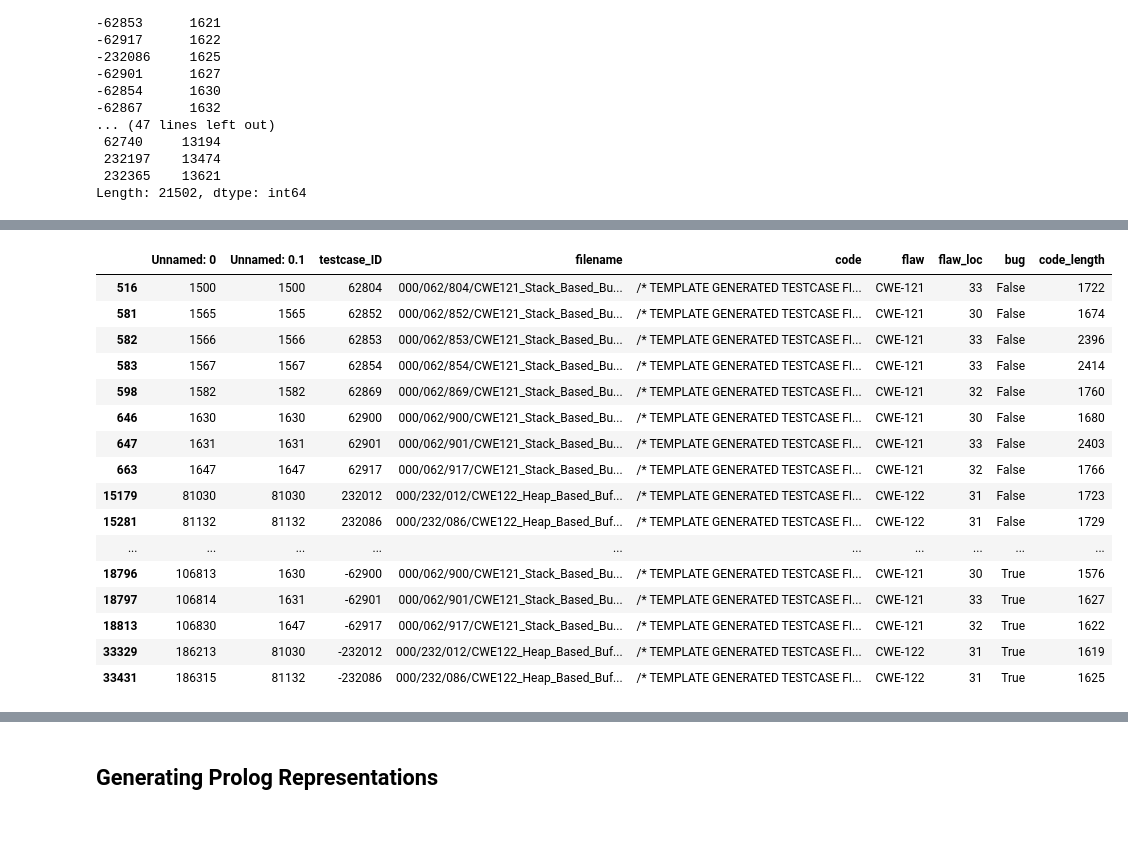
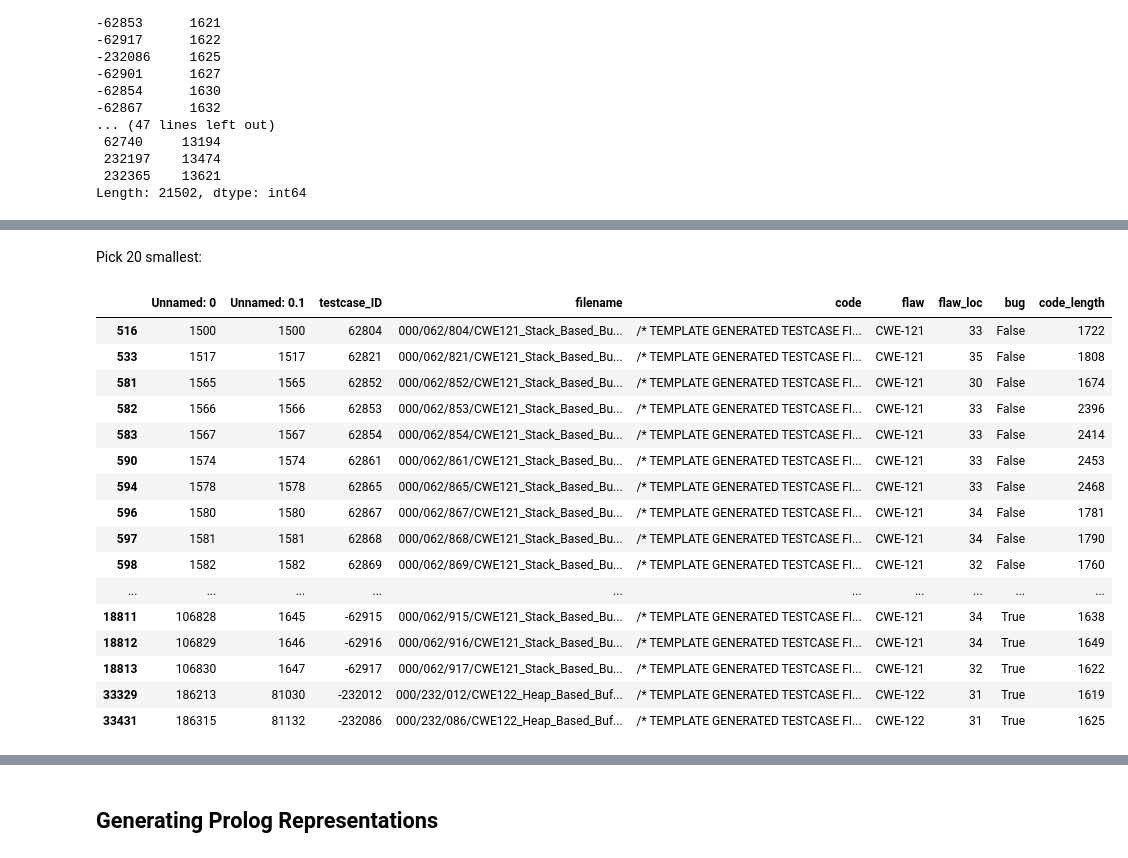
Before and after one commit to dj311/uob-summer-project, a Jupyter notebook: code/generate_minimal_ilp_dataset.ipynb, the cells around one changed output, grey strips where cells are left out. Drawn from its saved outputs; the diff is of its cells as text; code cells hidden in the pictures; blank space fills up the shorter version.

Commit message:
ilp: increase data set size to 20 good 20 bad #31

```diff
--- a/code/generate_minimal_ilp_dataset.ipynb
+++ b/code/generate_minimal_ilp_dataset.ipynb
@@ -91,42 +59,64 @@ small_testcase_ids = [
+# %% [markdown]
+Pick 20 smallest:
 # %%
-ilp_dataset = buffer_overflow_juliet[
+ilp_data= buffer_overflow_juliet[
     (buffer_overflow_juliet['testcase_ID'] == 62852) |
     (buffer_overflow_juliet['testcase_ID'] == 62900) |
     (buffer_overflow_juliet['testcase_ID'] == 62869) |
     (buffer_overflow_juliet['testcase_ID'] == 62804) |
     (buffer_overflow_juliet['testcase_ID'] == 232012) |
+    (buffer_overflow_juliet['testcase_ID'] == 62853) |
+    (buffer_overflow_juliet['testcase_ID'] == 62917) |
+    (buffer_overflow_juliet['testcase_ID'] == 232086) |
+    (buffer_overflow_juliet['testcase_ID'] == 62901) |
+    (buffer_overflow_juliet['testcase_ID'] == 62854) |
+    (buffer_overflow_juliet['testcase_ID'] == 62867) |
+    (buffer_overflow_juliet['testcase_ID'] == 62902) |
+    (buffer_overflow_juliet['testcase_ID'] == 62915) |
+    (buffer_overflow_juliet['testcase_ID'] == 62868) |
+    (buffer_overflow_juliet['testcase_ID'] == 62861) |
+    (buffer_overflow_juliet['testcase_ID'] == 62916) |
+    (buffer_overflow_juliet['testcase_ID'] == 62909) |
+    (buffer_overflow_juliet['testcase_ID'] == 62865) |
+    (buffer_overflow_juliet['testcase_ID'] == 62913) |
+    (buffer_overflow_juliet['testcase_ID'] == 62821) |
     (buffer_overflow_juliet['testcase_ID'] == -62852) |
     (buffer_overflow_juliet['testcase_ID'] == -62900) |
     (buffer_overflow_juliet['testcase_ID'] == -62869) |
     (buffer_overflow_juliet['testcase_ID'] == -62804) |
     (buffer_overflow_juliet['testcase_ID'] == -232012) |
-   (buffer_overflow_juliet['testcase_ID'] == 62853) |
-   (buffer_overflow_juliet['testcase_ID'] == 62917) |
-   (buffer_overflow_juliet['testcase_ID'] == 232086) |
-   (buffer_overflow_juliet['testcase_ID'] == 62901) |
-   (buffer_overflow_juliet['testcase_ID'] == 62854) |
-   (buffer_overflow_juliet['testcase_ID'] == -62853) |
-   (buffer_overflow_juliet['testcase_ID'] == -62917) |
-   (buffer_overflow_juliet['testcase_ID'] == -232086) |
-   (buffer_overflow_juliet['testcase_ID'] == -62901) |
-   (buffer_overflow_juliet['testcase_ID'] == -62854)
+    (buffer_overflow_juliet['testcase_ID'] == -62853) |
+    (buffer_overflow_juliet['testcase_ID'] == -62917) |
+    (buffer_overflow_juliet['testcase_ID'] == -232086) |
+    (buffer_overflow_juliet['testcase_ID'] == -62901) |
+    (buffer_overflow_juliet['testcase_ID'] == -62854) |
+    (buffer_overflow_juliet['testcase_ID'] == -62867) |
+    (buffer_overflow_juliet['testcase_ID'] == -62902) |
+    (buffer_overflow_juliet['testcase_ID'] == -62915) |
+    (buffer_overflow_juliet['testcase_ID'] == -62868) |
+    (buffer_overflow_juliet['testcase_ID'] == -62861) |
+    (buffer_overflow_juliet['testcase_ID'] == -62916) |
+    (buffer_overflow_juliet['testcase_ID'] == -62909) |
+    (buffer_overflow_juliet['testcase_ID'] == -62865) |
+    (buffer_overflow_juliet['testcase_ID'] == -62913) |
+    (buffer_overflow_juliet['testcase_ID'] == -62821)
 ]
-ilp_dataset
+ilp_data
 # %% [output]
 |  | Unnamed: 0 | Unnamed: 0.1 | testcase_ID | filename | code | flaw | flaw_loc | bug | code_length |
 | 516 | 1500 | 1500 | 62804 | 000/062/804/CWE121_Stack_Based_Bu... | /* TEMPLATE GENERATED TESTCASE FI... | CWE-121 | 33 | False | 1722 |
+| 533 | 1517 | 1517 | 62821 | 000/062/821/CWE121_Stack_Based_Bu... | /* TEMPLATE GENERATED TESTCASE FI... | CWE-121 | 35 | False | 1808 |
 | 581 | 1565 | 1565 | 62852 | 000/062/852/CWE121_Stack_Based_Bu... | /* TEMPLATE GENERATED TESTCASE FI... | CWE-121 | 30 | False | 1674 |
 | 582 | 1566 | 1566 | 62853 | 000/062/853/CWE121_Stack_Based_Bu... | /* TEMPLATE GENERATED TESTCASE FI... | CWE-121 | 33 | False | 2396 |
 | 583 | 1567 | 1567 | 62854 | 000/062/854/CWE121_Stack_Based_Bu... | /* TEMPLATE GENERATED TESTCASE FI... | CWE-121 | 33 | False | 2414 |
+| 590 | 1574 | 1574 | 62861 | 000/062/861/CWE121_Stack_Based_Bu... | /* TEMPLATE GENERATED TESTCASE FI... | CWE-121 | 33 | False | 2453 |
+| 594 | 1578 | 1578 | 62865 | 000/062/865/CWE121_Stack_Based_Bu... | /* TEMPLATE GENERATED TESTCASE FI... | CWE-121 | 33 | False | 2468 |
+| 596 | 1580 | 1580 | 62867 | 000/062/867/CWE121_Stack_Based_Bu... | /* TEMPLATE GENERATED TESTCASE FI... | CWE-121 | 34 | False | 1781 |
+| 597 | 1581 | 1581 | 62868 | 000/062/868/CWE121_Stack_Based_Bu... | /* TEMPLATE GENERATED TESTCASE FI... | CWE-121 | 34 | False | 1790 |
 | 598 | 1582 | 1582 | 62869 | 000/062/869/CWE121_Stack_Based_Bu... | /* TEMPLATE GENERATED TESTCASE FI... | CWE-121 | 32 | False | 1760 |
-| 646 | 1630 | 1630 | 62900 | 000/062/900/CWE121_Stack_Based_Bu... | /* TEMPLATE GENERATED TESTCASE FI... | CWE-121 | 30 | False | 1680 |
-| 647 | 1631 | 1631 | 62901 | 000/062/901/CWE121_Stack_Based_Bu... | /* TEMPLATE GENERATED TESTCASE FI... | CWE-121 | 33 | False | 2403 |
-| 663 | 1647 | 1647 | 62917 | 000/062/917/CWE121_Stack_Based_Bu... | /* TEMPLATE GENERATED TESTCASE FI... | CWE-121 | 32 | False | 1766 |
-| 15179 | 81030 | 81030 | 232012 | 000/232/012/CWE122_Heap_Based_Buf... | /* TEMPLATE GENERATED TESTCASE FI... | CWE-122 | 31 | False | 1723 |
-| 15281 | 81132 | 81132 | 232086 | 000/232/086/CWE122_Heap_Based_Buf... | /* TEMPLATE GENERATED TESTCASE FI... | CWE-122 | 31 | False | 1729 |
 | ... | ... | ... | ... | ... | ... | ... | ... | ... | ... |
-| 18796 | 106813 | 1630 | -62900 | 000/062/900/CWE121_Stack_Based_Bu... | /* TEMPLATE GENERATED TESTCASE FI... | CWE-121 | 30 | True | 1576 |
-| 18797 | 106814 | 1631 | -62901 | 000/062/901/CWE121_Stack_Based_Bu... | /* TEMPLATE GENERATED TESTCASE FI... | CWE-121 | 33 | True | 1627 |
+| 18811 | 106828 | 1645 | -62915 | 000/062/915/CWE121_Stack_Based_Bu... | /* TEMPLATE GENERATED TESTCASE FI... | CWE-121 | 34 | True | 1638 |
+| 18812 | 106829 | 1646 | -62916 | 000/062/916/CWE121_Stack_Based_Bu... | /* TEMPLATE GENERATED TESTCASE FI... | CWE-121 | 34 | True | 1649 |
 | 18813 | 106830 | 1647 | -62917 | 000/062/917/CWE121_Stack_Based_Bu... | /* TEMPLATE GENERATED TESTCASE FI... | CWE-121 | 32 | True | 1622 |
 | 33329 | 186213 | 81030 | -232012 | 000/232/012/CWE122_Heap_Based_Buf... | /* TEMPLATE GENERATED TESTCASE FI... | CWE-122 | 31 | True | 1619 |
 | 33431 | 186315 | 81132 | -232086 | 000/232/086/CWE122_Heap_Based_Buf... | /* TEMPLATE GENERATED TESTCASE FI... | CWE-122 | 31 | True | 1625 |
```
Also changed, not shown: parts of 9 cells of this notebook, 3 other files.
